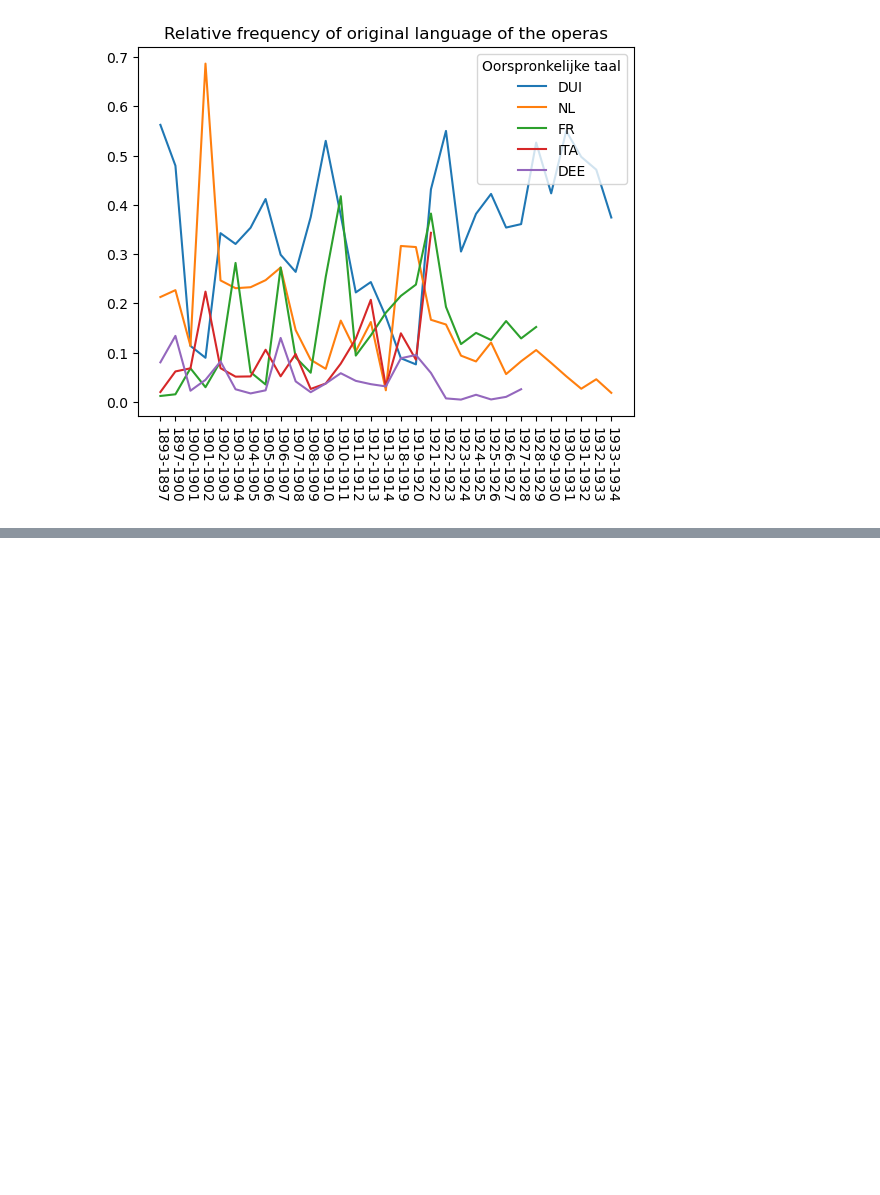
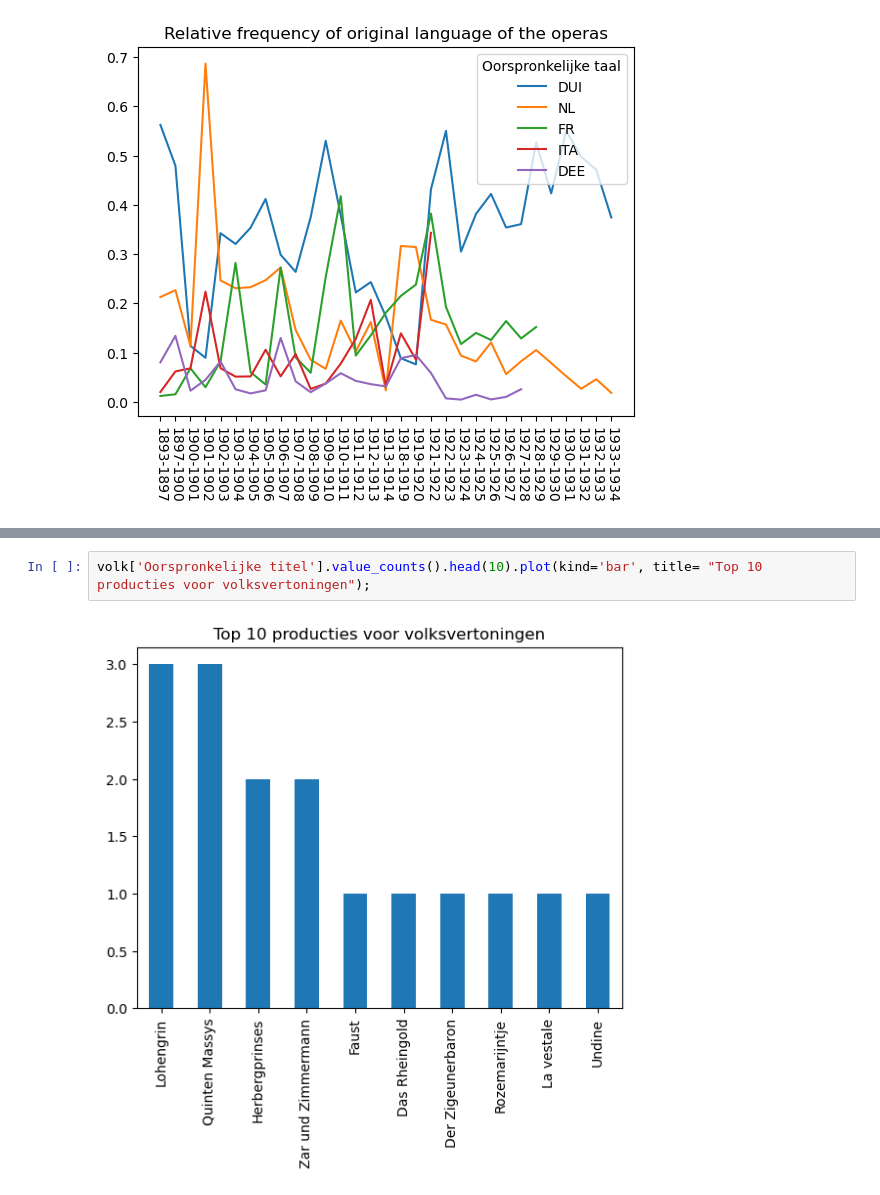
Before and after one commit to MonaDT/OPERA, a Jupyter notebook: Data_exploration.ipynb, the cells around one changed output, grey strips where cells are left out. Drawn from its saved outputs; the diff is of its cells as text; blank space fills up the shorter version.

```diff
--- a/Data_exploration.ipynb
+++ b/Data_exploration.ipynb
@@ -171,0 +129,4 @@ len(df.groupby('Oorspronkelijke titel')['Oorspronkelijke première'])
+# %%
+volk['Oorspronkelijke titel'].value_counts().head(10).plot(kind='bar', title= "Top 10 producties voor volksvertoningen");
+# %% [output]
+[figure, added]
```
Also changed, not shown: parts of 40 cells of this notebook, 2 other files.
